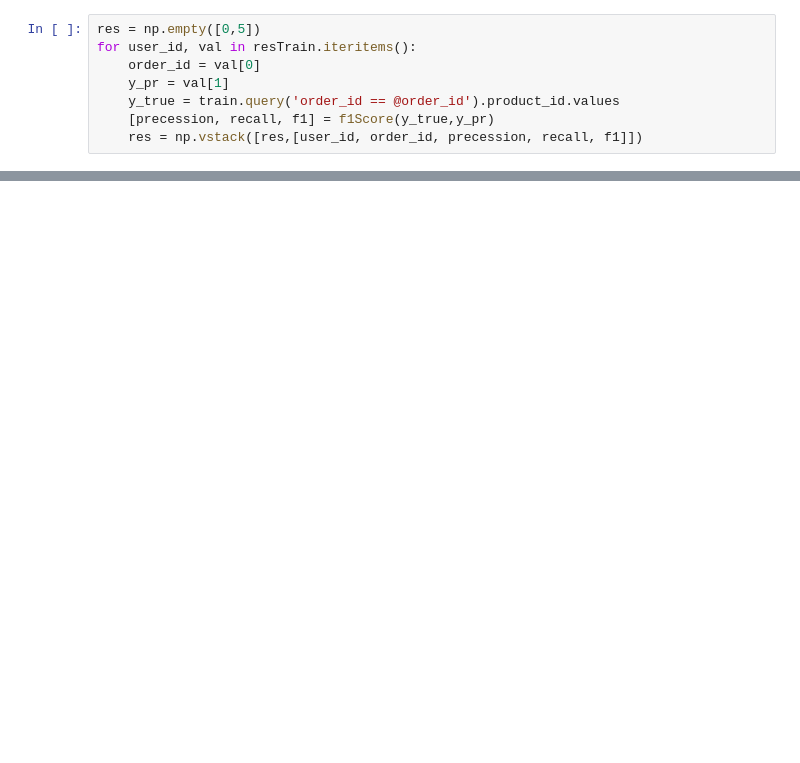
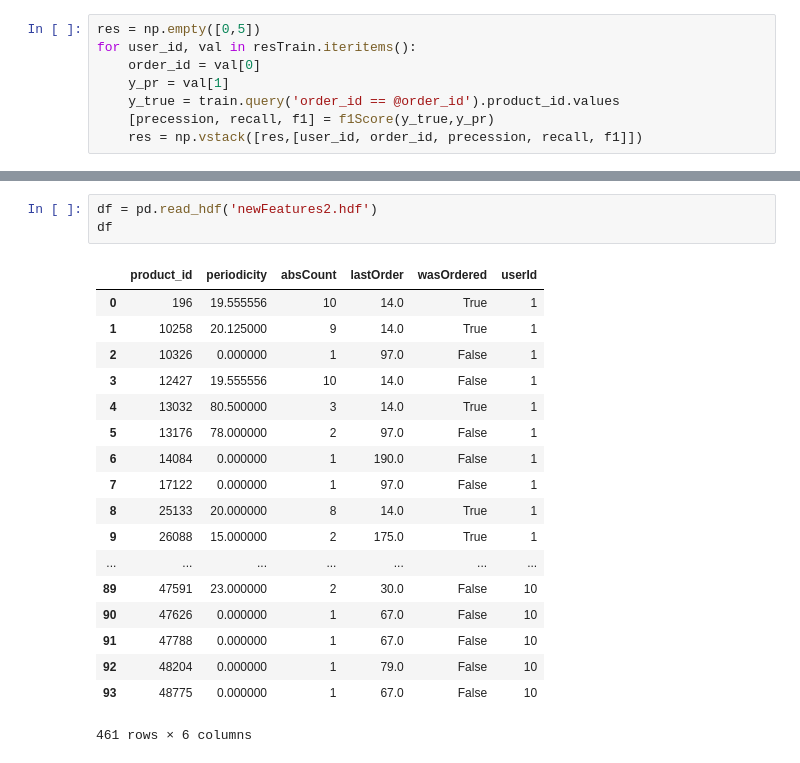
Before and after one commit to PhySci/instacart, a Jupyter notebook: SGD classifier.ipynb, the cells around one changed output, grey strips where cells are left out. Cells and saved outputs as stored; diff of their text form; blank space fills up the shorter version.

```diff
--- a/SGD classifier.ipynb
+++ b/SGD classifier.ipynb
@@ -303,0 +178,22 @@ r2.merge(products,left_on='product_id',right_index=True)
+# %%
+df = pd.read_hdf('newFeatures2.hdf')
+df
+# %% [output]
+|  | product_id | periodicity | absCount | lastOrder | wasOrdered | userId |
+| 0 | 196 | 19.555556 | 10 | 14.0 | True | 1 |
+| 1 | 10258 | 20.125000 | 9 | 14.0 | True | 1 |
+| 2 | 10326 | 0.000000 | 1 | 97.0 | False | 1 |
+| 3 | 12427 | 19.555556 | 10 | 14.0 | False | 1 |
+| 4 | 13032 | 80.500000 | 3 | 14.0 | True | 1 |
+| 5 | 13176 | 78.000000 | 2 | 97.0 | False | 1 |
+| 6 | 14084 | 0.000000 | 1 | 190.0 | False | 1 |
+| 7 | 17122 | 0.000000 | 1 | 97.0 | False | 1 |
+| 8 | 25133 | 20.000000 | 8 | 14.0 | True | 1 |
+| 9 | 26088 | 15.000000 | 2 | 175.0 | True | 1 |
+| ... | ... | ... | ... | ... | ... | ... |
+| 89 | 47591 | 23.000000 | 2 | 30.0 | False | 10 |
+| 90 | 47626 | 0.000000 | 1 | 67.0 | False | 10 |
+| 91 | 47788 | 0.000000 | 1 | 67.0 | False | 10 |
+| 92 | 48204 | 0.000000 | 1 | 79.0 | False | 10 |
+| 93 | 48775 | 0.000000 | 1 | 67.0 | False | 10 |
+461 rows × 6 columns
```
Also changed, not shown: parts of 25 cells of this notebook, 3 other files.
